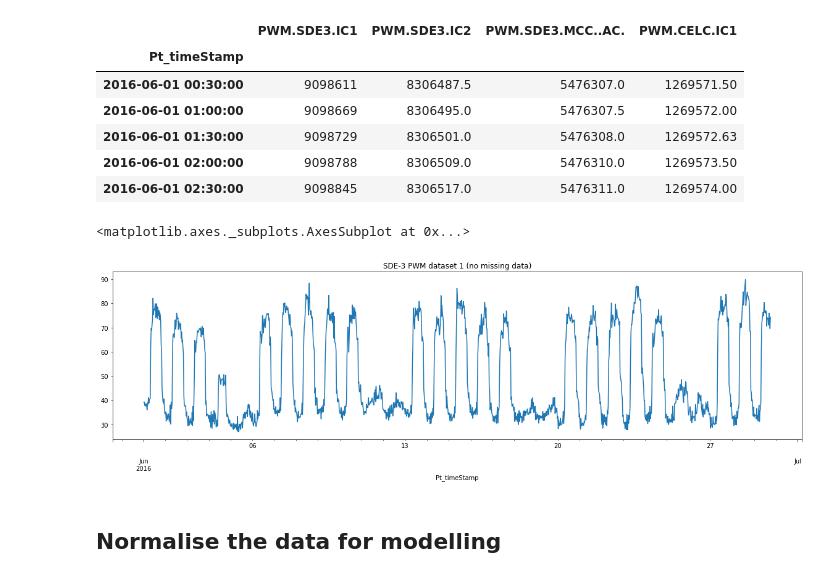
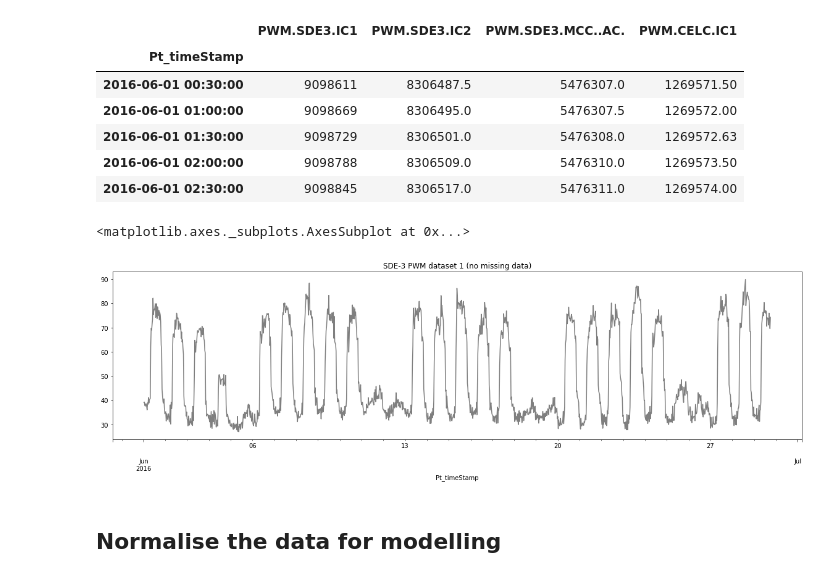
Before and after one commit to tkokkeng/KE5105-Time-Series-Forecasting, a Jupyter notebook: exploration/model1.ipynb, the cells around one changed output. Drawn from its saved outputs; the diff is of its cells as text; code cells hidden in the pictures.

```diff
--- a/exploration/model1.ipynb
+++ b/exploration/model1.ipynb
@@ -137,10 +137,10 @@ sde3_1_df.iloc[:5, :4]
 | 2016-06-01 02:00:00 | 9098788 | 8306509.0 | 5476310.0 | 1269573.50 |
 | 2016-06-01 02:30:00 | 9098845 | 8306517.0 | 5476311.0 | 1269574.00 |
 # %%
-sde3_1_df.loc[:, 'PWM_30min_avg'].plot(figsize=(20, 5), title='SDE-3 PWM dataset 1 (no missing data)')
+sde3_1_df.loc[:, 'PWM_30min_avg'].plot(figsize=(20, 5), title='SDE-3 PWM dataset 1 (no missing data)', color='black', alpha=0.5)
 # %% [output]
 <matplotlib.axes._subplots.AxesSubplot at 0x...>
-[figure, old version]
+[figure, new version]
 # %% [markdown]
 ## Normalise the data for modelling
 # %%
```
Also changed, not shown: parts of 49 cells of this notebook.
